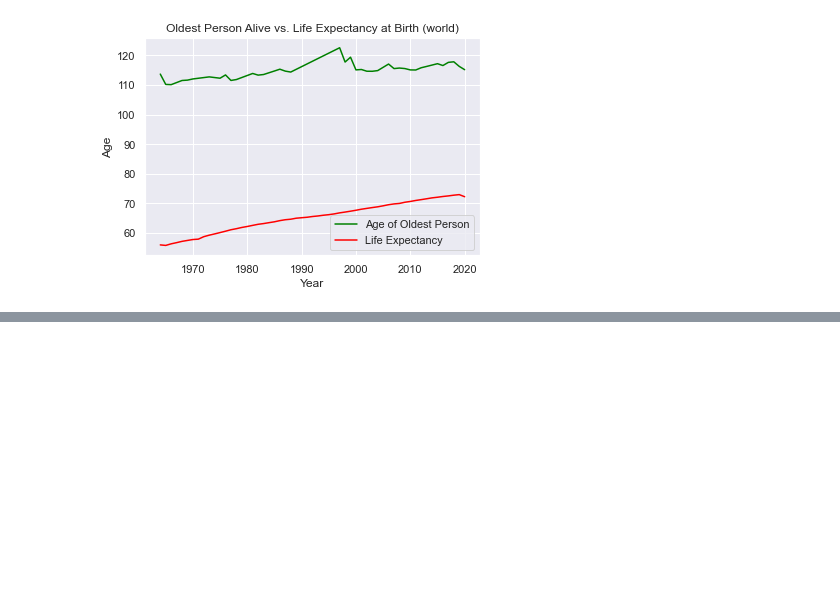
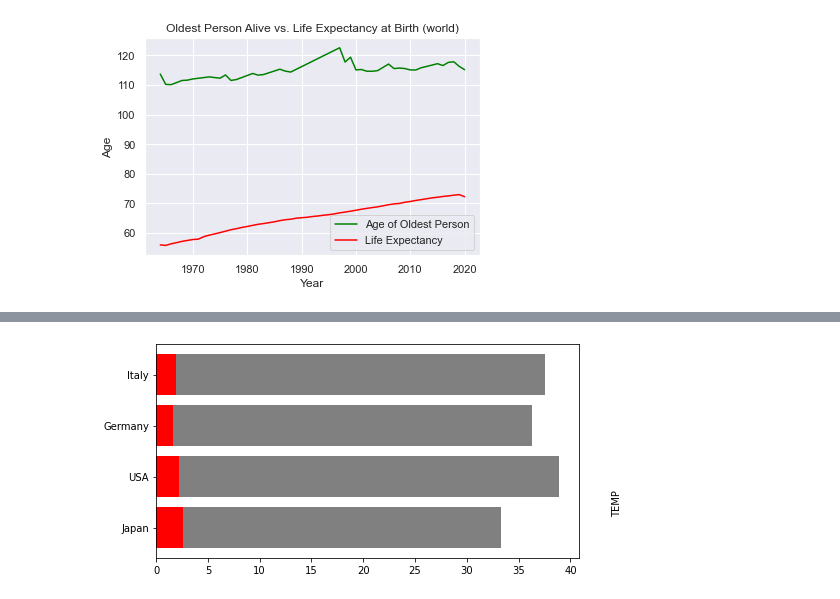
Before and after one commit to Davide011/social_data_project, a Jupyter notebook: life_ex.ipynb, the cells around one changed output, grey strips where cells are left out. Cells and saved outputs as stored; diff of their text form; code cells hidden in the pictures; blank space fills up the shorter version.

```diff
--- a/life_ex.ipynb
+++ b/life_ex.ipynb
@@ -481,0 +512,56 @@ plt.show()
+# %%
+from matplotlib import pyplot as plt
+plt.rcParams["figure.figsize"] = [7.50, 3.50]
+plt.rcParams["figure.autolayout"] = True
+
+countries = ["Japan", "USA", "Germany", "Italy"]
+paid_work = [(325.711372/1440)*100, (251.137774/1440)*100, (223.83901/1440)*100, (148.894552/1440)*100]
+education = [(36.980000/1440)*100, (31.418910/1440)*100, (24.042137/1440)*100, (27.814506/1440)*100]
+care_for_house_hold_members = [(0.000000/1440)*100, (30.618280/1440)*100, (18.901665/1440)*100, (26.621509/1440)*100]
+housework = [(80.370473/1440)*100, (99.900520/1440)*100, (109.354200/1440)*100, (134.714273/1440)*100]
+shopping = [(24.928908/1440)*100,(22.013280/1440)*100, (32.090467/1440)*100, (27.742728/1440)*100]
+other_paid_volunteer = [(97.724183/1440)*100, (65.190475/1440)*100, (52.598188/1440)*100, (43.145597/1440)*100]
+sleep = [(442.020938/1440)*100, (528.019500/1440)*100, (498.381500/1440)*100, (513.320886/1440)*100]
+eating_drinking = [(93.454218/1440)*100, (62.747670/1440)*100, (94.963150/1440)*100, (126.974855/1440)*100]
+personal_care = [(84.562961/1440)*100, (57.438510/1440)*100, (54.677883/1440)*100, (67.512477/1440)*100]
+sports = [(10.222600/1440)*100, (17.946540/1440)*100, (26.435250/1440)*100, (38.214086/1440)*100]
+attending_events = [(8.225513/1440)*100, (0/1440)*100, (13.528252/1440)*100, (5.823313/1440)*100]
+seeing_friends = [(16.912066/1440)*100, (43.543680/1440)*100, (60.646950/1440)*100, (65.357207/1440)*100]
+tv_radio = [(103.224657/1440)*100, (148.308400/1440)*100, (118.465100/1440)*100, (103.692722/1440)*100]
+other_leisure = [(147.953249/1440)*100, (73.490920/1440)*100+1, (112.076283/1440)*100, (110.171290/1440)*100]
+
+b1 = plt.barh(countries, paid_work, color="red")
+
+#b2 = plt.barh(countries, education, left=paid_work, color="orange")
+
+b3 = plt.barh(countries, sleep, left=education, color="grey")
+
+plt.text(44, 0.26, 'TEMP', rotation=90)
+
+#b4 = plt.barh(countries, other_paid_volunteer, left=sleep, color="darkgoldenrod")
+
+#b5 = plt.barh(countries, care_for_house_hold_members, left=other_paid_volunteer, color="gold")
+
+#b6 = plt.barh(countries, housework, left=care_for_house_hold_members, color="slateblue")
+
+#b7 = plt.barh(countries, shopping, left=care_for_house_hold_members, color="darkslateblue")
+
+#b8 = plt.barh(countries, personal_care, left=shopping, color="yellow")
+
+#b9 = plt.barh(countries, eating_drinking, left=personal_care, color="green")
+
+#b10 = plt.barh(countries, tv_radio, left=eating_drinking, color="navy")
+
+#b11 = plt.barh(countries, seeing_friends, left=tv_radio, color="darkgray")
+
+#b12 = plt.barh(countries, sports, left=seeing_friends, color="black")
+
+#b13 = plt.barh(countries, attending_events, left=sports, color="darkblue")
+
+#b14 = plt.barh(countries, other_leisure, left=attending_events, color="blue")
+
+#plt.legend([b1, b2, b3, b4, b5, b6, b7, b8, b9, b10, b11, b12, b13, b14], ["Completed", "Pending"], title="Issues", loc="upper right")
+#plt.xlim(0, 700)
+plt.show()
+# %% [output]
+[figure, added]
```
Also changed, not shown: parts of 4 cells of this notebook, 2 other files.
